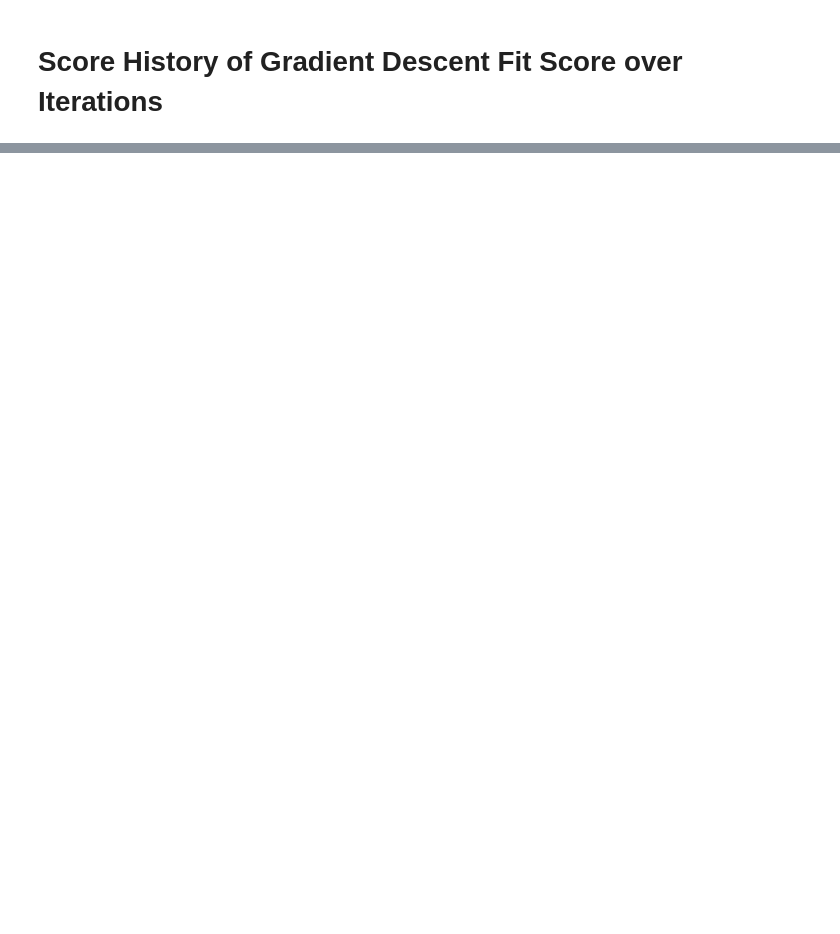
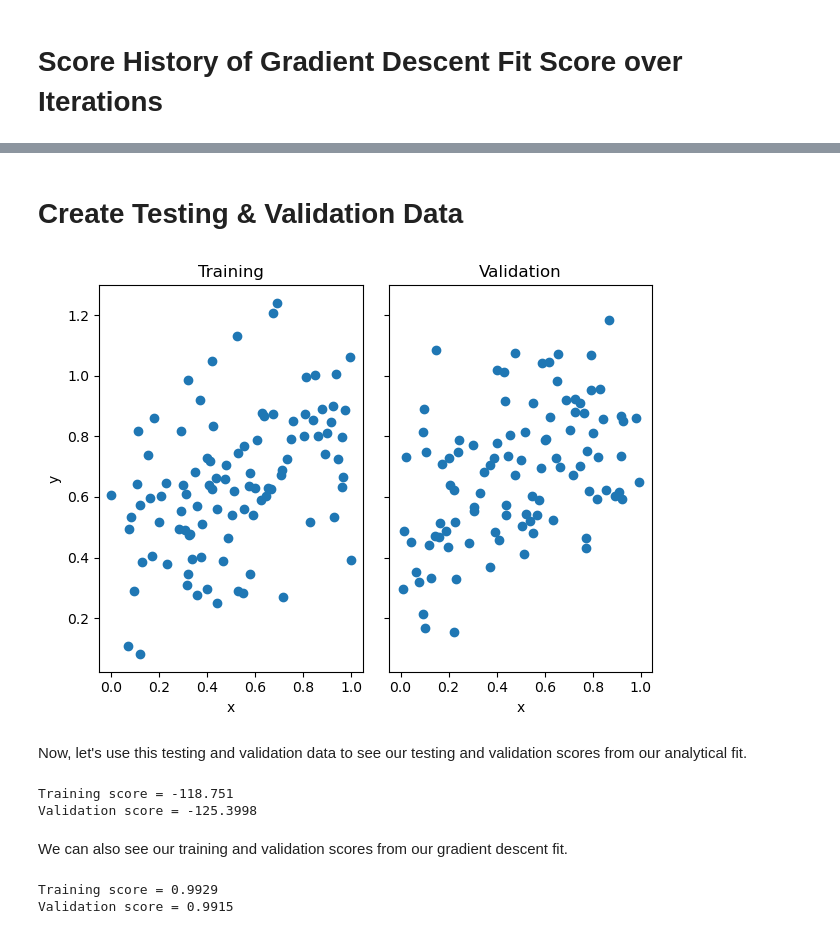
Before and after one commit to juliafairbank7/juliafairbank7.github.io, a Jupyter notebook: posts/linear-regression-post/index.ipynb, the cells around one changed output, grey strips where cells are left out. Cells and saved outputs as stored; diff of their text form; code cells hidden in the pictures; blank space fills up the shorter version.

```diff
--- a/posts/linear-regression-post/index.ipynb
+++ b/posts/linear-regression-post/index.ipynb
@@ -106,0 +120,63 @@ plt.plot(LinReg.score_history, color = "blue");
+# %% [markdown]
+# Create Testing & Validation Data
+# %%
+import numpy as np
+from matplotlib import pyplot as plt
+
+def pad(X):
+    return np.append(X, np.ones((X.shape[0], 1)), 1)
+
+def LR_data(n_train = 100, n_val = 100, p_features = 1, noise = .1, w = None):
+    if w is None:
+        w = np.random.rand(p_features + 1) + .2
+
+    X_train = np.random.rand(n_train, p_features)
+    y_train = pad(X_train)@w + noise*np.random.randn(n_train)
+
+    X_val = np.random.rand(n_val, p_features)
+    y_val = pad(X_val)@w + noise*np.random.randn(n_val)
+
+    return X_train, y_train, X_val, y_val
+
+
+n_train = 100
+n_val = 100
+p_features = 1
+noise = 0.2
+
+# create some data
+X_train, y_train, X_val, y_val = LR_data(n_train, n_val, p_features, noise)
+
+# plot it
+fig, axarr = plt.subplots(1, 2, sharex = True, sharey = True)
+axarr[0].scatter(X_train, y_train)
+axarr[1].scatter(X_val, y_val)
+labs = axarr[0].set(title = "Training", xlabel = "x", ylabel = "y")
+labs = axarr[1].set(title = "Validation", xlabel = "x")
+plt.tight_layout()
+# %% [output]
+[figure, added]
+# %% [markdown]
+Now, let's use this testing and validation data to see our testing and validation scores from our analytical fit.
+# %%
+from LinearRegression import LinearRegression
+
+LR = LinearRegression()
+LR.fit_analytic(X_train, y_train)
+
+print(f"Training score = {LR.score(X_train, y_train).round(4)}")
+print(f"Validation score = {LR.score(X_val, y_val).round(4)}")
+# %% [output]
+Training score = -118.751
+Validation score = -125.3998
+# %% [markdown]
+We can also see our training and validation scores from our gradient descent fit.
+# %%
+LR2 = LinearRegression()
+LR2.fit_gradient(X_train, y_train, alpha = 0.00003, max_epochs = 2000)
+
+print(f"Training score = {LR2.score(X_train, y_train).round(4)}")
+print(f"Validation score = {LR2.score(X_val, y_val).round(4)}")
+# %% [output]
+Training score = 0.9929
+Validation score = 0.9915
```
Also changed, not shown: parts of 17 cells of this notebook, 16 other files.
